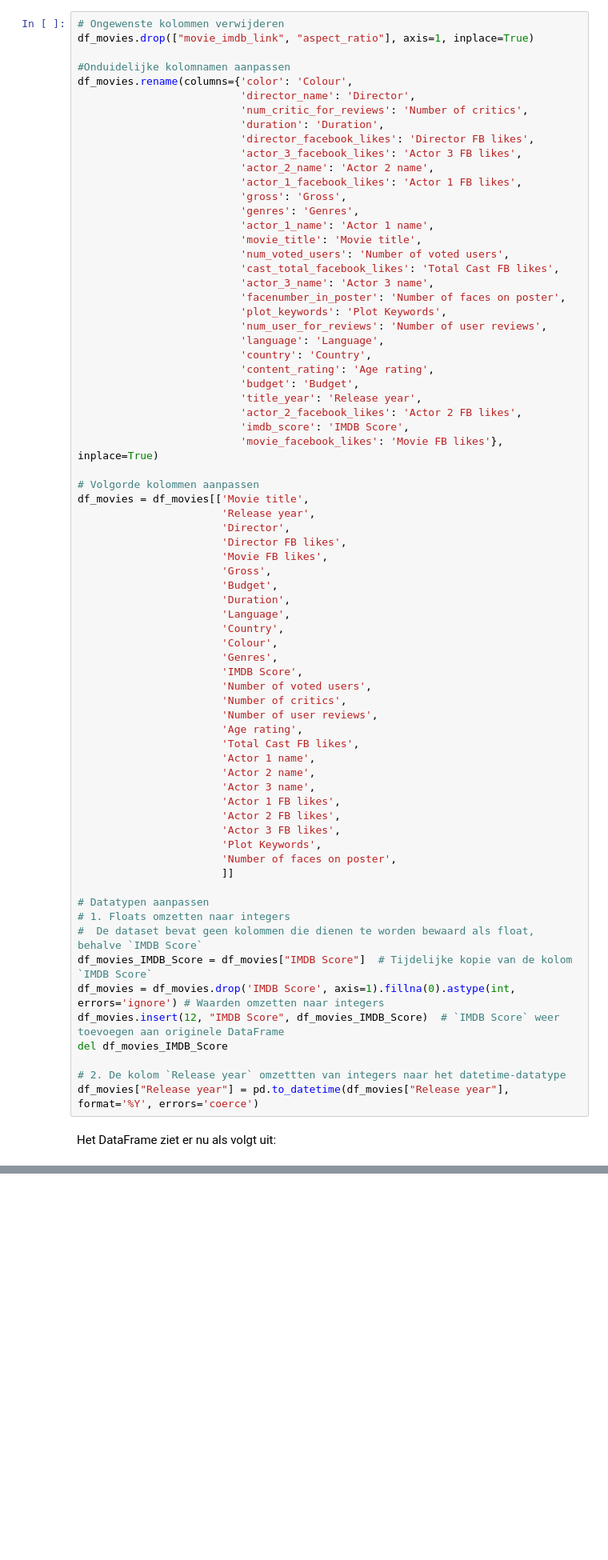
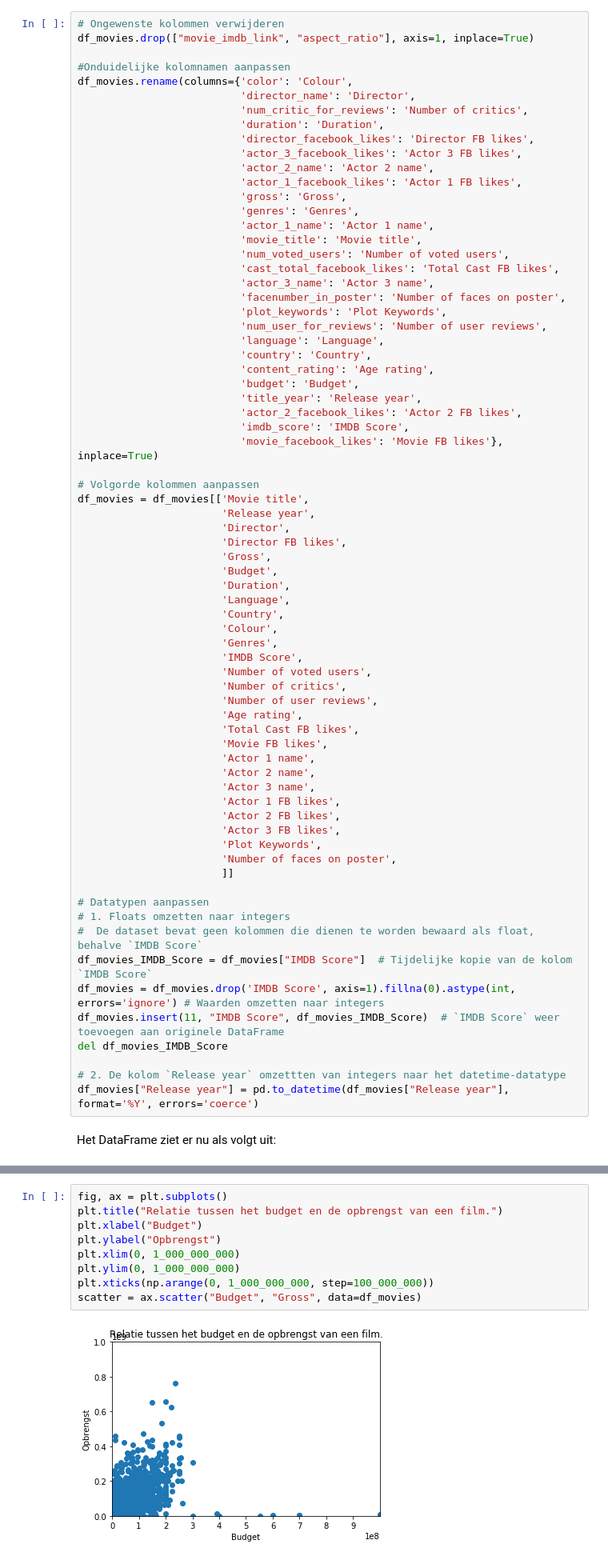
Before and after one commit to Casper-Smet/movie-revenue-predictions, a Jupyter notebook: main.ipynb, the cells around one changed output, grey strips where cells are left out. Shown: that part at 80% size. Saved outputs shown, nothing was run; the diff lists cells and outputs as text; blank space fills up the shorter version.

Commit message:
Plots gemaakt, negatieve waarden worden verwijderd

```diff
--- a/main.ipynb
+++ b/main.ipynb
@@ -93,7 +123,6 @@ df_movies = df_movies[['Movie title',
                        'Release year',
                        'Director',
                        'Director FB likes',
-                       'Movie FB likes',
                        'Gross',
                        'Budget',
                        'Duration',
@@ -107,6 +136,7 @@ df_movies = df_movies[['Movie title',
                        'Number of user reviews',
                        'Age rating',
                        'Total Cast FB likes',
+                       'Movie FB likes',
                        'Actor 1 name',
                        'Actor 2 name',
                        'Actor 3 name',
@@ -122,7 +152,7 @@ df_movies = df_movies[['Movie title',
 #  De dataset bevat geen kolommen die dienen te worden bewaard als float, behalve `IMDB Score`
 df_movies_IMDB_Score = df_movies["IMDB Score"]  # Tijdelijke kopie van de kolom `IMDB Score`
 df_movies = df_movies.drop('IMDB Score', axis=1).fillna(0).astype(int, errors='ignore') # Waarden omzetten naar integers
-df_movies.insert(12, "IMDB Score", df_movies_IMDB_Score)  # `IMDB Score` weer toevoegen aan originele DataFrame
+df_movies.insert(11, "IMDB Score", df_movies_IMDB_Score)  # `IMDB Score` weer toevoegen aan originele DataFrame
 del df_movies_IMDB_Score
 
 # 2. De kolom `Release year` omzettten van integers naar het datetime-datatype
@@ -210,0 +363,11 @@ df_movies["Genres"].sample(10)
+# %%
+fig, ax = plt.subplots()
+plt.title("Relatie tussen het budget en de opbrengst van een film.")
+plt.xlabel("Budget")
+plt.ylabel("Opbrengst")
+plt.xlim(0, 1_000_000_000)
+plt.ylim(0, 1_000_000_000)
+plt.xticks(np.arange(0, 1_000_000_000, step=100_000_000))
+scatter = ax.scatter("Budget", "Gross", data=df_movies)
+# %% [output]
+[figure, added]
```
Also changed, not shown: parts of 27 cells of this notebook.
